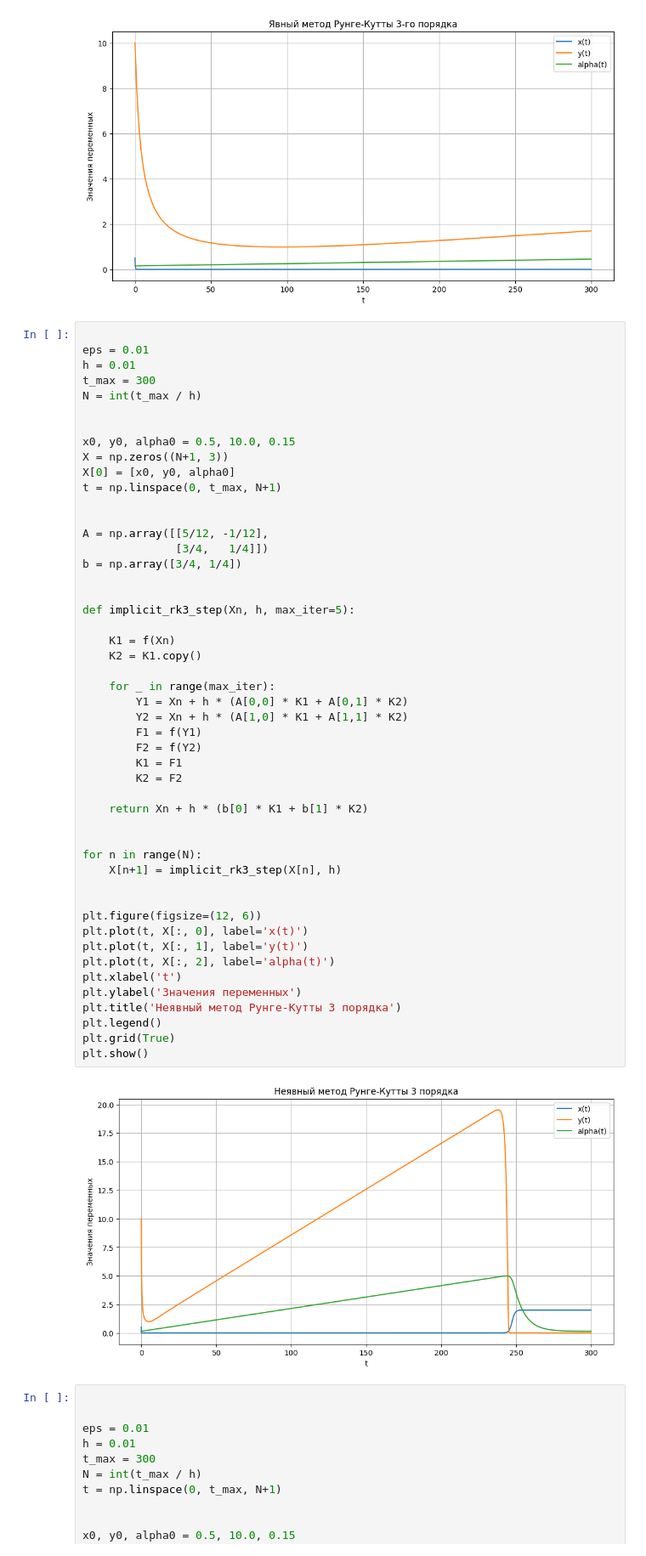
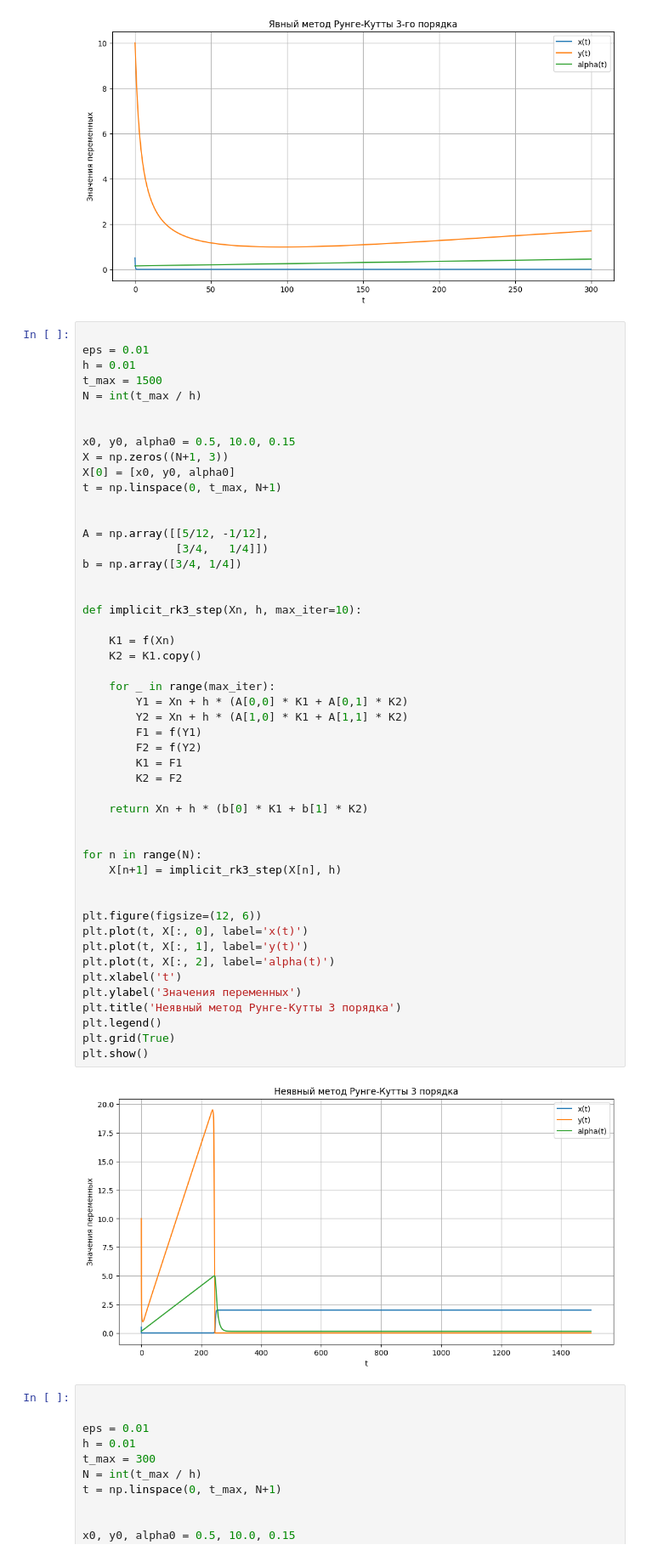
Before and after one commit to NeroMipt/Computational-math, a Jupyter notebook: lab2_10_9_13.ipynb, the cells around one changed output. Shown: that part at 85% size. Saved outputs shown, nothing was run; the diff lists cells and outputs as text.

```diff
--- a/lab2_10_9_13.ipynb
+++ b/lab2_10_9_13.ipynb
@@ -57,7 +57,7 @@ plt.show()
 
 eps = 0.01
 h = 0.01
-t_max = 300
+t_max = 1500
 N = int(t_max / h)
 
 
@@ -72,38 +72,38 @@ A = np.array([[5/12, -1/12],
 b = np.array([3/4, 1/4])
 
 
-def implicit_rk3_step(Xn, h, max_iter=5):
+def implicit_rk3_step(Xn, h, max_iter=10):
 
     K1 = f(Xn)
     K2 = K1.copy()
 
     for _ in range(max_iter):
         Y1 = Xn + h * (A[0,0] * K1 + A[0,1] * K2)
         Y2 = Xn + h * (A[1,0] * K1 + A[1,1] * K2)
         F1 = f(Y1)
         F2 = f(Y2)
         K1 = F1
         K2 = F2
 
     return Xn + h * (b[0] * K1 + b[1] * K2)
 
 
 for n in range(N):
     X[n+1] = implicit_rk3_step(X[n], h)
 
 
 plt.figure(figsize=(12, 6))
 plt.plot(t, X[:, 0], label='x(t)')
 plt.plot(t, X[:, 1], label='y(t)')
 plt.plot(t, X[:, 2], label='alpha(t)')
 plt.xlabel('t')
 plt.ylabel('Значения переменных')
 plt.title('Неявный метод Рунге-Кутты 3 порядка')
 plt.legend()
 plt.grid(True)
 plt.show()
 # %% [output]
-[figure, old version]
+[figure, new version]
 # %%
 
 
```
Also changed, not shown: parts of 1 cell of this notebook, 2 other files.
